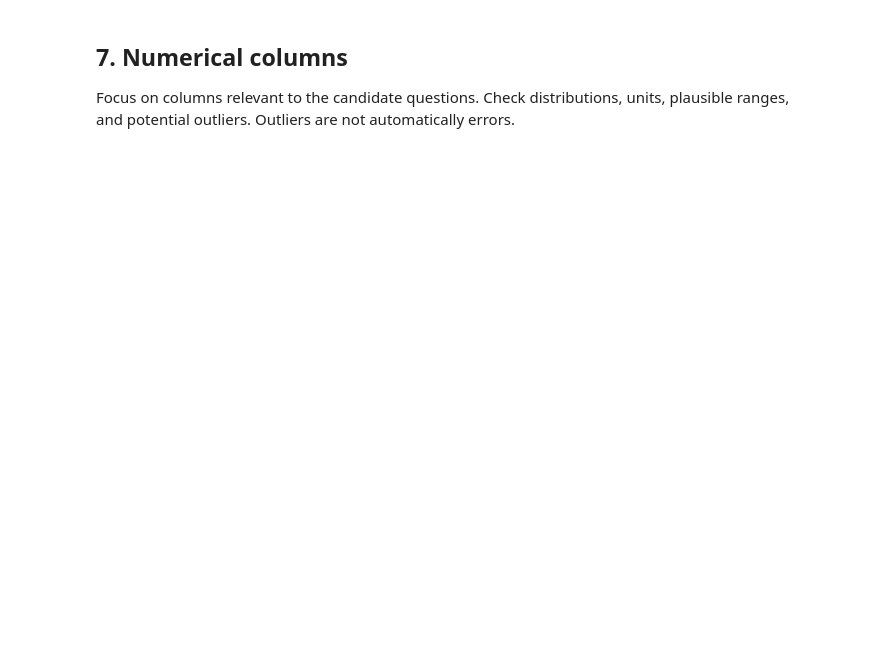
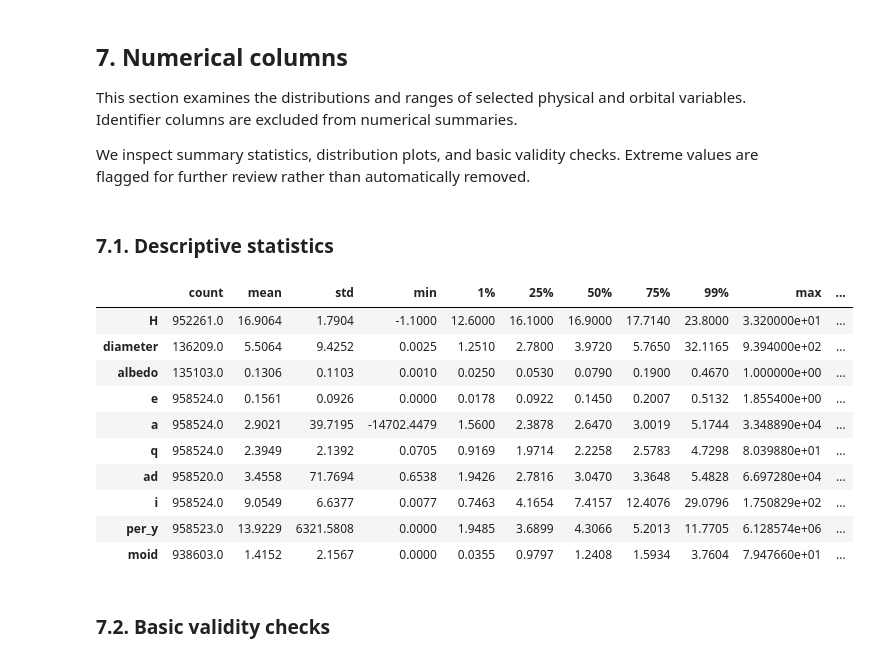
Before and after one commit to hohuunghiem/Programming-for-Data-Science, a Jupyter notebook: notebooks/01_collection_exploration.ipynb, the cells around one changed output. Saved outputs shown, nothing was run; the diff lists cells and outputs as text; code cells hidden in the pictures; blank space fills up the shorter version.

```diff
--- a/notebooks/01_collection_exploration.ipynb
+++ b/notebooks/01_collection_exploration.ipynb
@@ -73,0 +366,10 @@ if DATA_PATH.exists():
+# %%
+for col in ["prefix", "equinox"]:
+    if col in df.columns:
+        print(f"\nColumn: {col}")
+        display(
+            df[col]
+            .value_counts(dropna=False)
+            .rename_axis("Value")
+            .reset_index(name="Count")
+        )
@@ -74,3 +384,10 @@ if DATA_PATH.exists():
 # %% [markdown]
 ## 7. Numerical columns
-Focus on columns relevant to the candidate questions. Check distributions, units, plausible ranges, and potential outliers. Outliers are not automatically errors.
+
+This section examines the distributions and ranges of selected
+physical and orbital variables. Identifier columns are excluded
+from numerical summaries.
+
+We inspect summary statistics, distribution plots, and basic
+validity checks. Extreme values are flagged for further review
+rather than automatically removed.
@@ -80,0 +394,39 @@ if DATA_PATH.exists():
+# %% [markdown]
+### 7.1. Descriptive statistics
+# %%
+import matplotlib.pyplot as plt
+
+selected_columns = [
+    "H", "diameter", "albedo",
+    "e", "a", "q", "ad", "i",
+    "per_y", "moid"
+]
+
+numeric_columns = [
+    col for col in selected_columns
+    if col in df.columns and pd.api.types.is_numeric_dtype(df[col])
+]
+
+summary = df[numeric_columns].describe(
+    percentiles=[0.01, 0.25, 0.50, 0.75, 0.99]
+).T
+
+summary["missing_percent"] = (
+    df[numeric_columns].isna().mean().mul(100)
+)
+
+display(summary.round(4))
+# %% [output]
+|  | count | mean | std | min | 1% | 25% | 50% | 75% | 99% | max | ... |
+| H | 952261.0 | 16.9064 | 1.7904 | -1.1000 | 12.6000 | 16.1000 | 16.9000 | 17.7140 | 23.8000 | 3.320000e+01 | ... |
+| diameter | 136209.0 | 5.5064 | 9.4252 | 0.0025 | 1.2510 | 2.7800 | 3.9720 | 5.7650 | 32.1165 | 9.394000e+02 | ... |
+| albedo | 135103.0 | 0.1306 | 0.1103 | 0.0010 | 0.0250 | 0.0530 | 0.0790 | 0.1900 | 0.4670 | 1.000000e+00 | ... |
+| e | 958524.0 | 0.1561 | 0.0926 | 0.0000 | 0.0178 | 0.0922 | 0.1450 | 0.2007 | 0.5132 | 1.855400e+00 | ... |
+| a | 958524.0 | 2.9021 | 39.7195 | -14702.4479 | 1.5600 | 2.3878 | 2.6470 | 3.0019 | 5.1744 | 3.348890e+04 | ... |
+| q | 958524.0 | 2.3949 | 2.1392 | 0.0705 | 0.9169 | 1.9714 | 2.2258 | 2.5783 | 4.7298 | 8.039880e+01 | ... |
+| ad | 958520.0 | 3.4558 | 71.7694 | 0.6538 | 1.9426 | 2.7816 | 3.0470 | 3.3648 | 5.4828 | 6.697280e+04 | ... |
+| i | 958524.0 | 9.0549 | 6.6377 | 0.0077 | 0.7463 | 4.1654 | 7.4157 | 12.4076 | 29.0796 | 1.750829e+02 | ... |
+| per_y | 958523.0 | 13.9229 | 6321.5808 | 0.0000 | 1.9485 | 3.6899 | 4.3066 | 5.2013 | 11.7705 | 6.128574e+06 | ... |
+| moid | 938603.0 | 1.4152 | 2.1567 | 0.0000 | 0.0355 | 0.9797 | 1.2408 | 1.5934 | 3.7604 | 7.947660e+01 | ... |
+# %% [markdown]
+### 7.2. Basic validity checks
```
Also changed, not shown: parts of 51 cells of this notebook.
